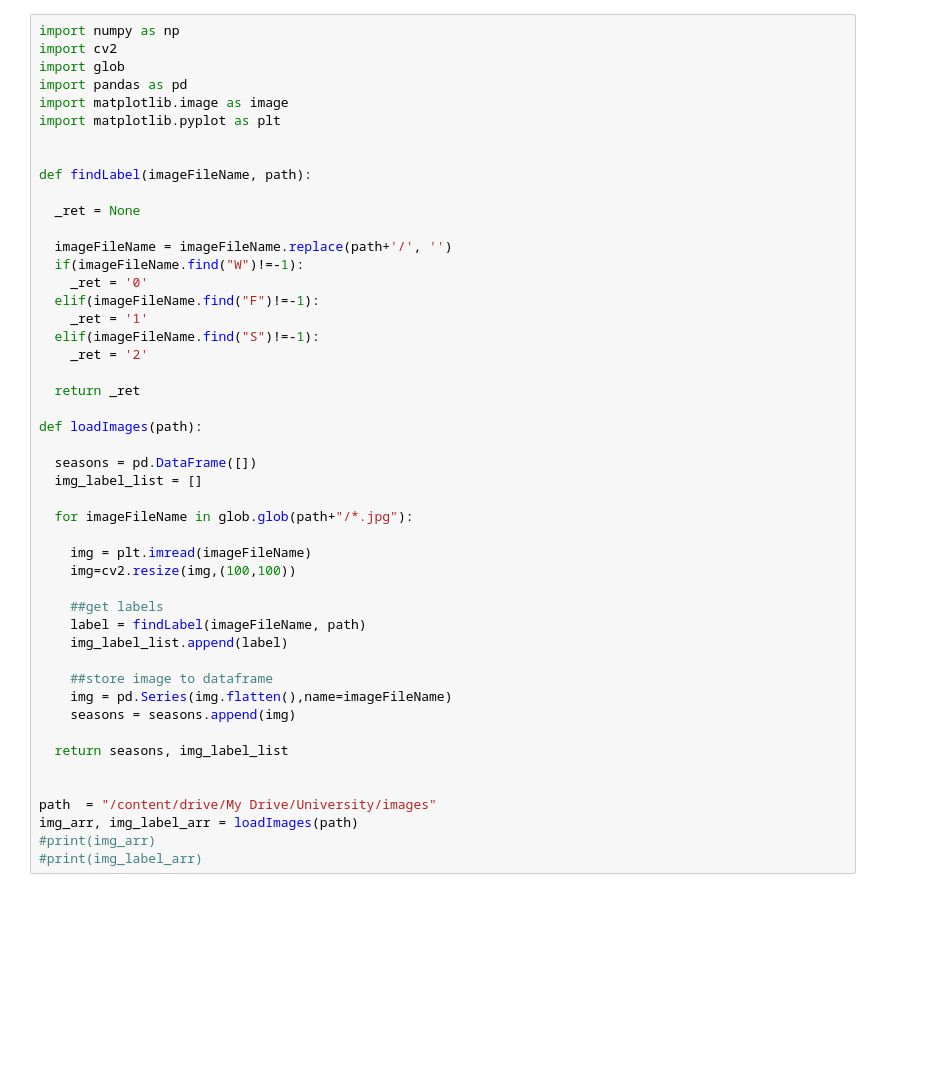
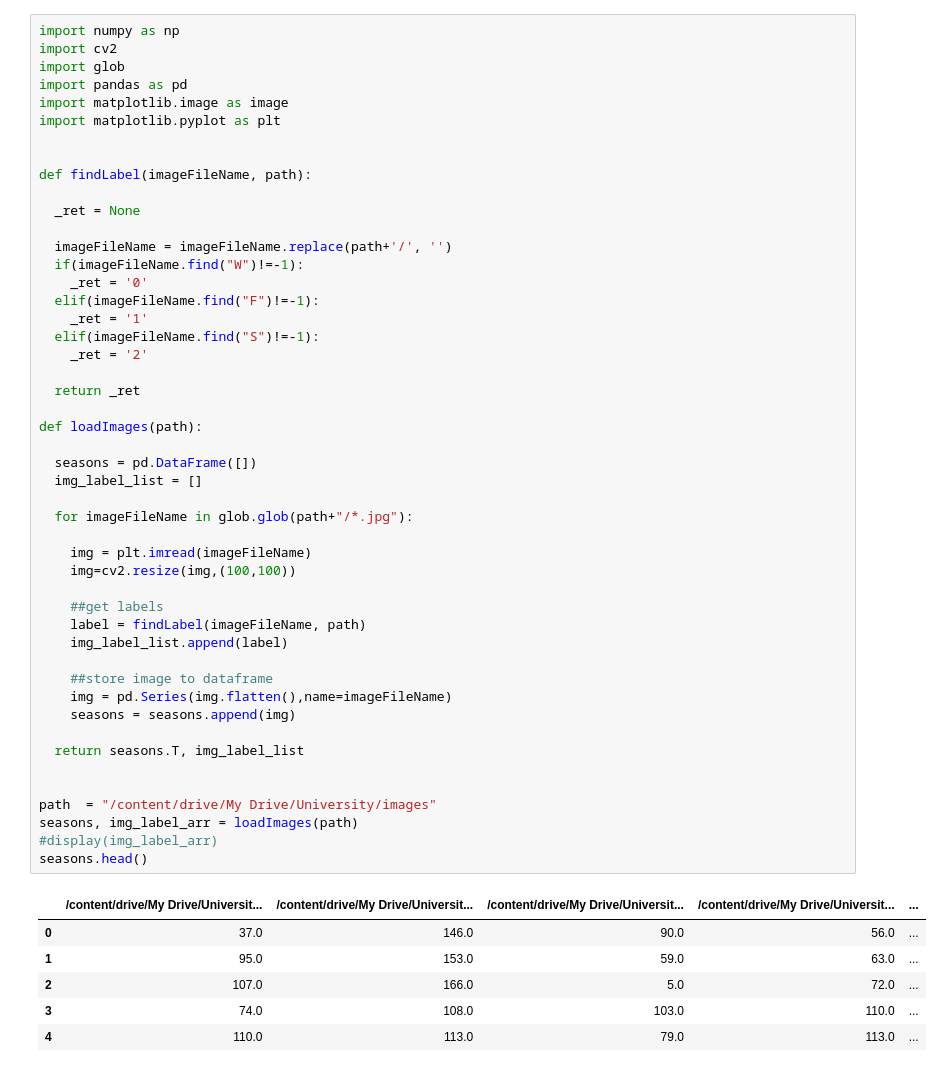
Before and after one commit to AriannaK97/Machine-Learning-Summer-Project, a Jupyter notebook: sdi1500050.ipynb, the cells around one changed output. Cells and saved outputs as stored; diff of their text form; blank space fills up the shorter version.

```diff
--- a/sdi1500050.ipynb
+++ b/sdi1500050.ipynb
@@ -21,36 +23,43 @@ def findLabel(imageFileName, path):
   if(imageFileName.find("W")!=-1):
     _ret = '0'
   elif(imageFileName.find("F")!=-1):
     _ret = '1'
   elif(imageFileName.find("S")!=-1):
     _ret = '2'
 
   return _ret
 
 def loadImages(path):
 
   seasons = pd.DataFrame([])
   img_label_list = []
 
   for imageFileName in glob.glob(path+"/*.jpg"):
 
     img = plt.imread(imageFileName)
     img=cv2.resize(img,(100,100))
 
     ##get labels
     label = findLabel(imageFileName, path)
     img_label_list.append(label)
 
     ##store image to dataframe
     img = pd.Series(img.flatten(),name=imageFileName)
     seasons = seasons.append(img)
 
-  return seasons, img_label_list
+  return seasons.T, img_label_list
 
 
 path  = "/content/drive/My Drive/University/images"
-img_arr, img_label_arr = loadImages(path)
-#print(img_arr)
-#print(img_label_arr)
+seasons, img_label_arr = loadImages(path)
+#display(img_label_arr)
+seasons.head()
+# %% [output]
+|  | /content/drive/My Drive/Universit... | /content/drive/My Drive/Universit... | /content/drive/My Drive/Universit... | /content/drive/My Drive/Universit... | ... |
+| 0 | 37.0 | 146.0 | 90.0 | 56.0 | ... |
+| 1 | 95.0 | 153.0 | 59.0 | 63.0 | ... |
+| 2 | 107.0 | 166.0 | 5.0 | 72.0 | ... |
+| 3 | 74.0 | 108.0 | 103.0 | 110.0 | ... |
+| 4 | 110.0 | 113.0 | 79.0 | 113.0 | ... |
 # %% [markdown]
 
```
Also changed, not shown: parts of 17 cells of this notebook.
